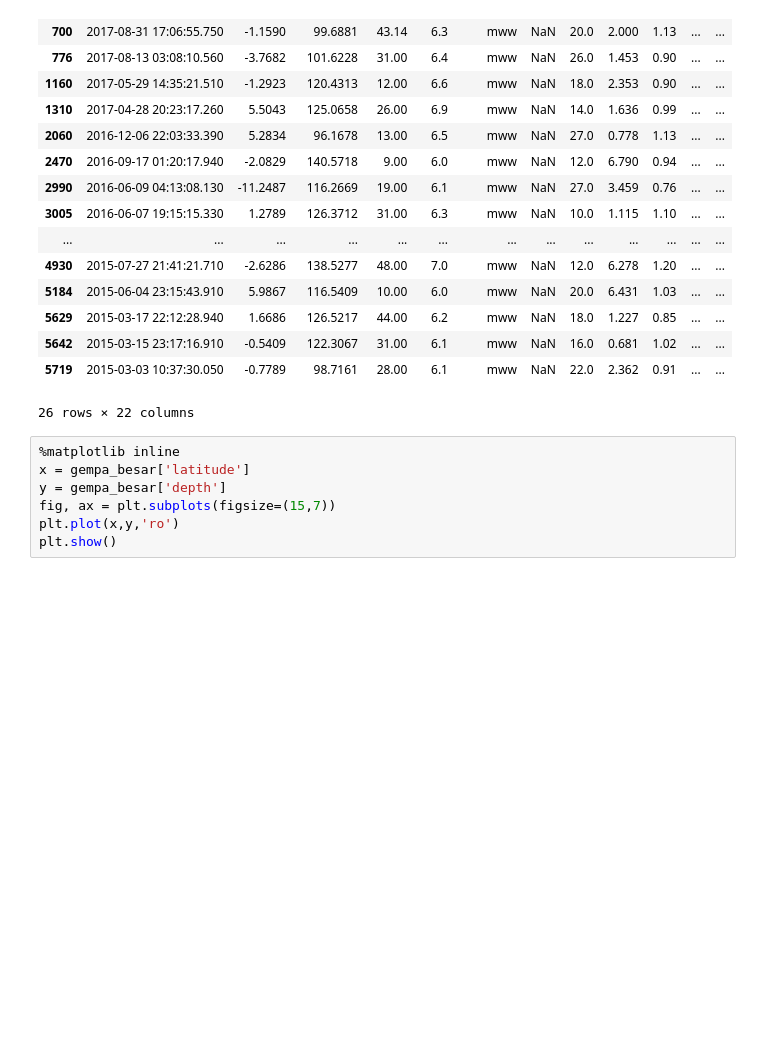
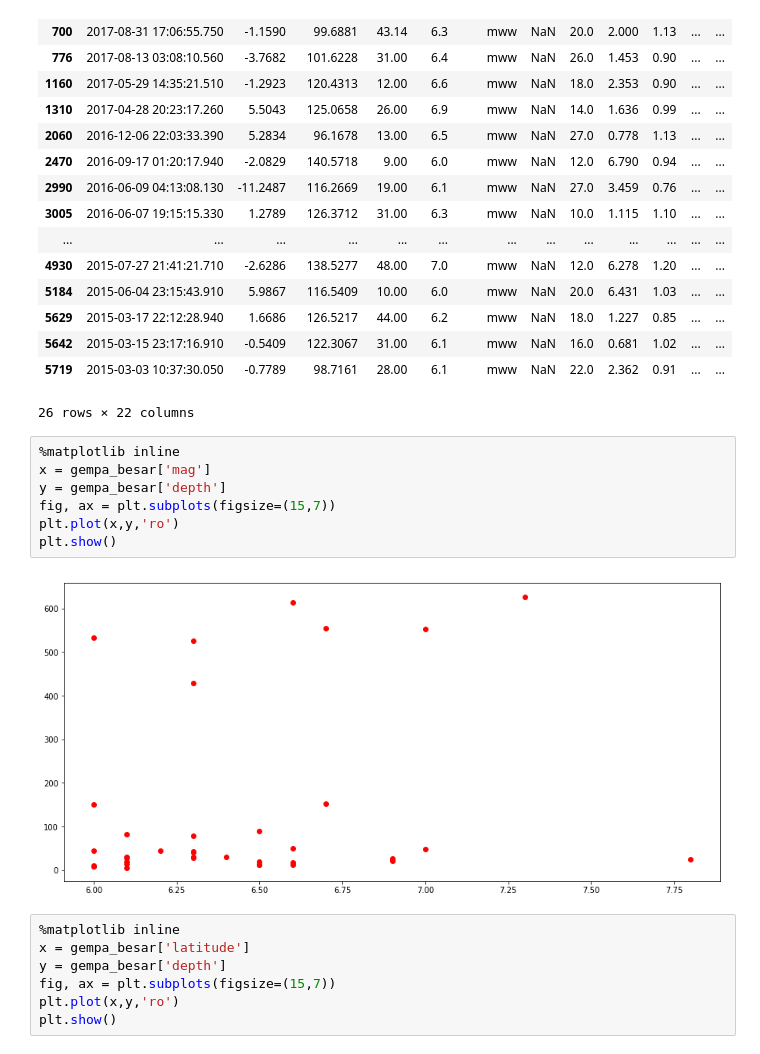
Before and after one commit to hpratama/gempaindonesia, a Jupyter notebook: Gempa.ipynb, the cells around one changed output. Cells and saved outputs as stored; diff of their text form; blank space fills up the shorter version.

```diff
--- a/Gempaprocess.ipynb
+++ b/Gempa.ipynb
@@ -92,6 +83,15 @@ gempa_bahaya
 | 5642 | 2015-03-15 23:17:16.910 | -0.5409 | 122.3067 | 31.00 | 6.1 | mww | NaN | 16.0 | 0.681 | 1.02 | ... | ... |
 | 5719 | 2015-03-03 10:37:30.050 | -0.7789 | 98.7161 | 28.00 | 6.1 | mww | NaN | 22.0 | 2.362 | 0.91 | ... | ... |
 26 rows × 22 columns
+# %%
+%matplotlib inline
+x = gempa_besar['mag']
+y = gempa_besar['depth']
+fig, ax = plt.subplots(figsize=(15,7))
+plt.plot(x,y,'ro')
+plt.show()
+# %% [output]
+[figure, added]
 # %%
 %matplotlib inline
 x = gempa_besar['latitude']
```
Also changed, not shown: parts of 3 cells of this notebook.
